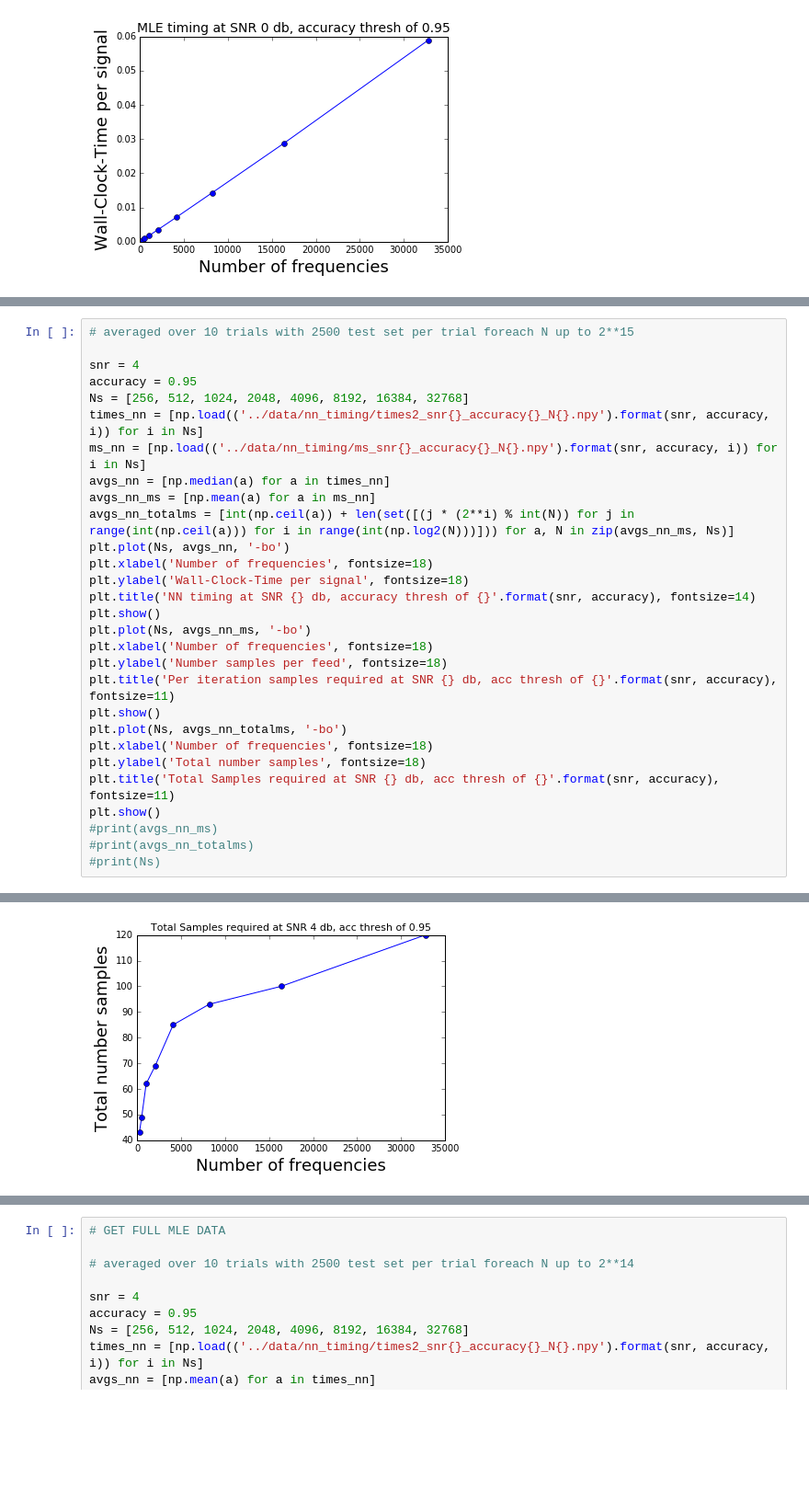
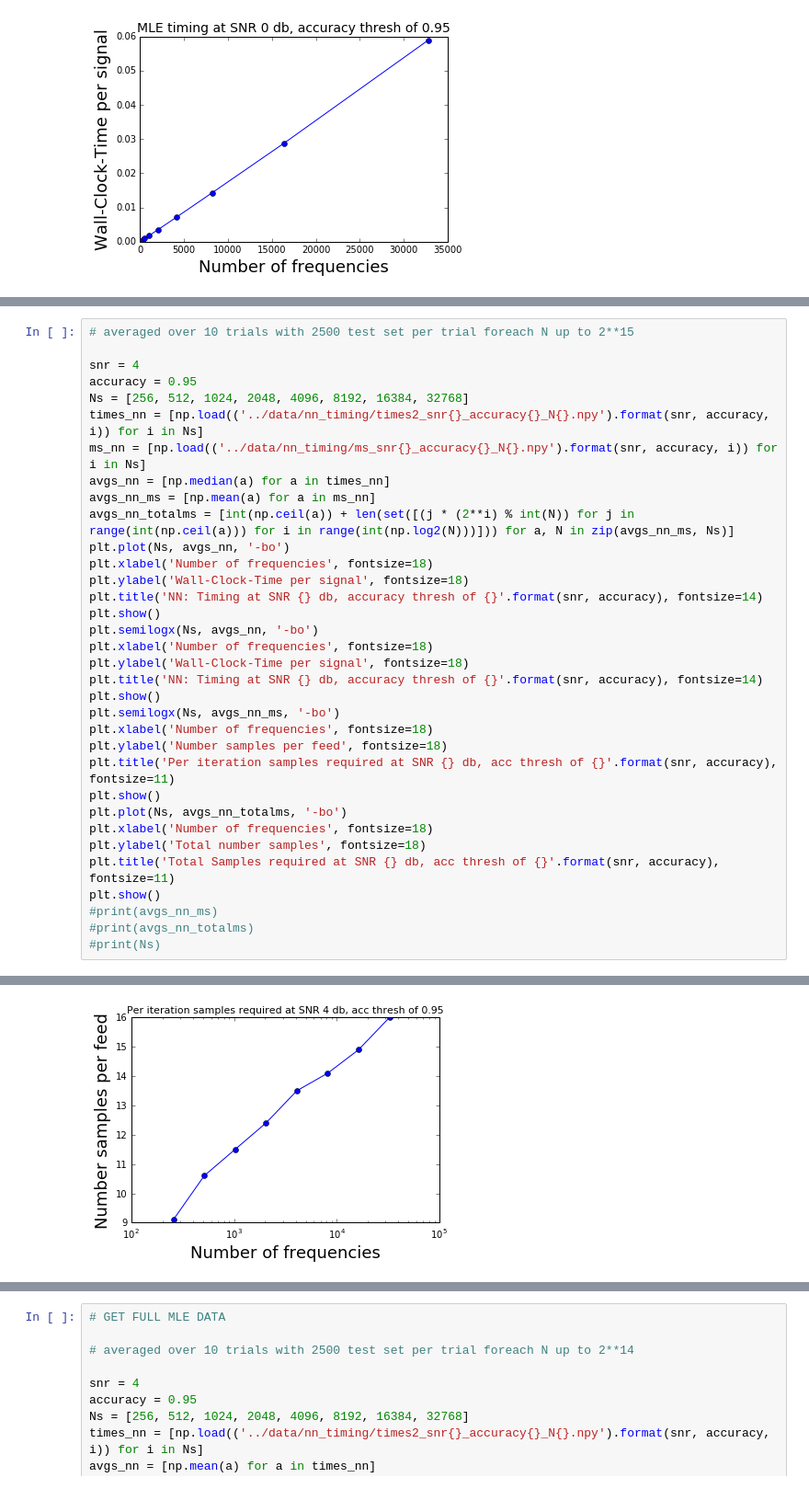
Before and after one commit to shloak/frequency, a Jupyter notebook: Results/11.26.ipynb, the cells around one changed output, grey strips where cells are left out. Shown at 92% size. Cells and saved outputs as stored; diff of their text form; blank space fills up the shorter version.

```diff
--- a/Results/11.26.ipynb
+++ b/Results/11.26.ipynb
@@ -75,9 +86,14 @@ avgs_nn_totalms = [int(np.ceil(a)) + len(set([(j * (2**i) % int(N)) for j in ran
 plt.plot(Ns, avgs_nn, '-bo')
 plt.xlabel('Number of frequencies', fontsize=18)
 plt.ylabel('Wall-Clock-Time per signal', fontsize=18)
-plt.title('NN timing at SNR {} db, accuracy thresh of {}'.format(snr, accuracy), fontsize=14)
+plt.title('NN: Timing at SNR {} db, accuracy thresh of {}'.format(snr, accuracy), fontsize=14)
 plt.show()
-plt.plot(Ns, avgs_nn_ms, '-bo')
+plt.semilogx(Ns, avgs_nn, '-bo')
+plt.xlabel('Number of frequencies', fontsize=18)
+plt.ylabel('Wall-Clock-Time per signal', fontsize=18)
+plt.title('NN: Timing at SNR {} db, accuracy thresh of {}'.format(snr, accuracy), fontsize=14)
+plt.show()
+plt.semilogx(Ns, avgs_nn_ms, '-bo')
 plt.xlabel('Number of frequencies', fontsize=18)
 plt.ylabel('Number samples per feed', fontsize=18)
 plt.title('Per iteration samples required at SNR {} db, acc thresh of {}'.format(snr, accuracy), fontsize=11)
@@ -96 +112 @@ plt.show()
-[figure, old version]
+[figure, new version]
```
Also changed, not shown: parts of 2 cells of this notebook, 54 other files.
